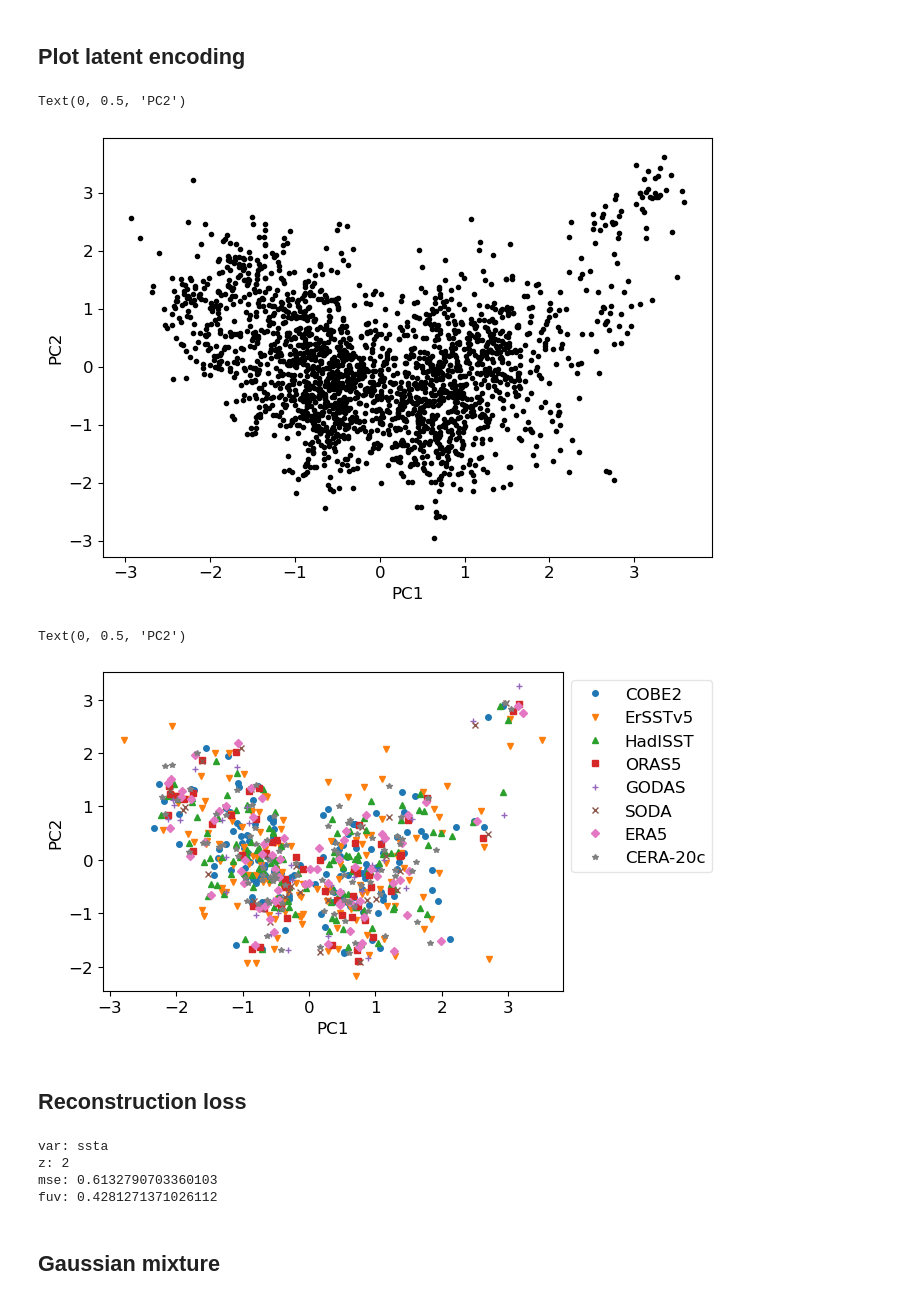
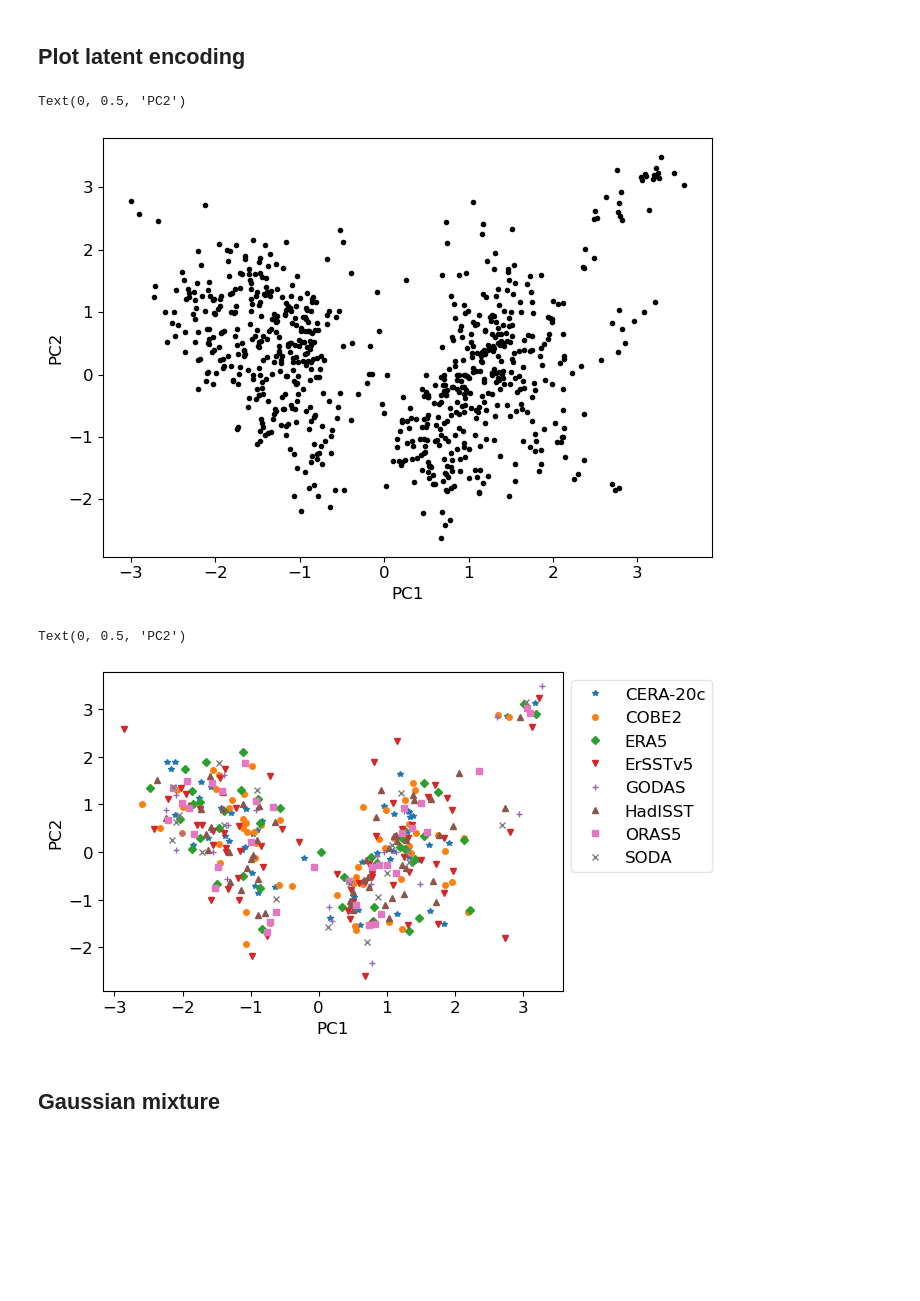
Before and after one commit to jakob-schloer/LatentGMM, a Jupyter notebook: scripts/pcgmm.ipynb, the cells around one changed output. Drawn from its saved outputs; the diff is of its cells as text; code cells hidden in the pictures; blank space fills up the shorter version.

Commit message:
Balance number of datapoints per time.

```diff
--- a/scripts/pcgmm.ipynb
+++ b/scripts/pcgmm.ipynb
@@ -123,3 +19,20 @@ Convert test data to torch.Dataset!
+# %%
+datafile = "../data/reanalysis/monthly/ssta_merged_dataset.nc"
+normalization = 'zscore'
+
+ds = xr.open_dataset(datafile)
+
+# Normalization
+if normalization is not None:
+    attributes = {}
+    ds_norm = []
+    for var in list(ds.data_vars):
+        scaler = preproc.Normalizer(method=normalization)
+        buff = scaler.fit_transform(ds[var])
+        buff.attrs = {'normalizer': scaler}
+        ds_norm.append(buff)
+
+    ds = xr.merge(ds_norm)
 # %% [markdown]
 ### EOF transformation
 # %%
@@ -160,7 +76,7 @@ array([<GeoAxes: >, <GeoAxes: >], dtype=object)
 # %%
 reload(utenso)
 month_range=[12, 2]
-x_enso, x_events = utenso.select_enso_events(ds, month_range=month_range)
+x_enso, x_events = utenso.select_enso_events(ds, month_range=month_range, threshold='std')
 z_enso = xr.DataArray(
     data=sppca.transform(x_enso),
     coords={'time': x_enso['time'].data, 'eof': np.arange(1, sppca.n_components+1)}
@@ -178,53 +94,33 @@ ax.set_xlabel('PC1')
 ax.set_ylabel('PC2')
 # %% [output]
 Text(0, 0.5, 'PC2')
-[figure, old version]
+[figure, new version]
 # %%
 # Check differences between datasets
 plparam = {
     'COBE2':    dict(linestyle='', marker='o', markersize=4),
     'ErSSTv5':     dict(linestyle='', marker='v', markersize=4),
     'HadISST':  dict(linestyle='', marker='^', markersize=4),
     'ORAS5':    dict(linestyle='', marker='s', markersize=4),
     'GODAS':  dict(linestyle='', marker='+', markersize=4),
     'SODA':    dict(linestyle='', marker='x', markersize=4),
     'ERA5':     dict(linestyle='', marker='D', markersize=4),
     'CERA-20c':     dict(linestyle='', marker='*', markersize=4),
 }
 
 fig, ax = plt.subplots(figsize=(7,4))
-for i, dname in enumerate(data_config['filenames']):
-    idx = np.where(x_events['member'].data == dname['name'])[0]
-    ax.plot(z_events.isel(eof=0)[idx], z_events.isel(eof=1)[idx], label=dname['name'],
-            **plparam[dname['name']])
+unique_members = np.unique(x_events['member'].data)
+for i, membername in enumerate(unique_members):
+    idx = np.where(x_events['member'].data == membername)[0]
+    ax.plot(z_events.isel(eof=0)[idx], z_events.isel(eof=1)[idx], label=membername,
+            **plparam[membername])
 
 ax.legend(bbox_to_anchor=(1,1), loc="upper left")
 ax.set_xlabel('PC1')
 ax.set_ylabel('PC2')
 # %% [output]
 Text(0, 0.5, 'PC2')
-[figure, old version]
+[figure, new version]
-# %% [markdown]
-## Reconstruction loss
-# %%
-x_test, _ = utenso.select_enso_events(data['val'].dataset)
-x_hat_test = sppca.reconstruction(x_test).transpose('time', 'lat', 'lon')
-x_flat, _ = eof.map2flatten(x_test)
-x_hat_flat, _ = eof.map2flatten(x_hat_test)
-metric_dict = dict(
-    var= "_".join(list(x_test.data_vars)),
-    z=sppca.pca.n_components,
-    mse = ((x_hat_flat - x_flat)**2).mean(skipna=True).data,
-    fuv=metric.fraction_unexplained_variance(x_flat.data, x_hat_flat.data),
-)
-# Print metrics
-for key, value in metric_dict.items():
-    print(f"{key}: {value}")
-# %% [output]
-var: ssta
-z: 2
-mse: 0.6132790703360103
-fuv: 0.4281271371026112
 # %% [markdown]
 ## Gaussian mixture
 # %% [markdown]
```
Also changed, not shown: parts of 13 cells of this notebook, 3 other files.
